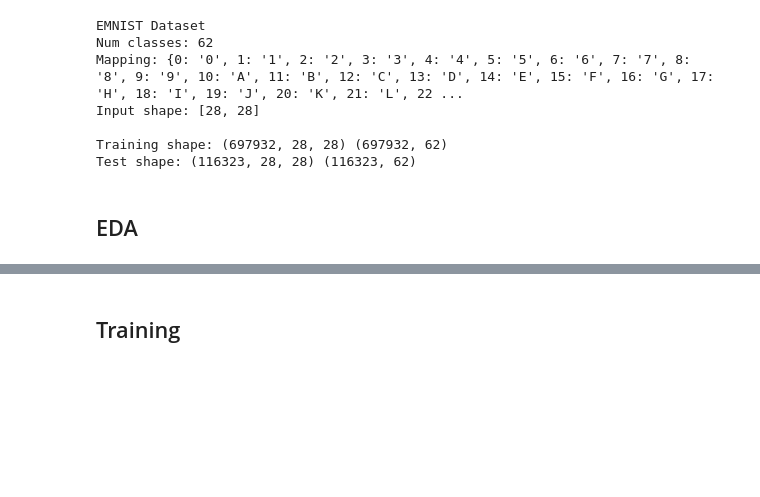
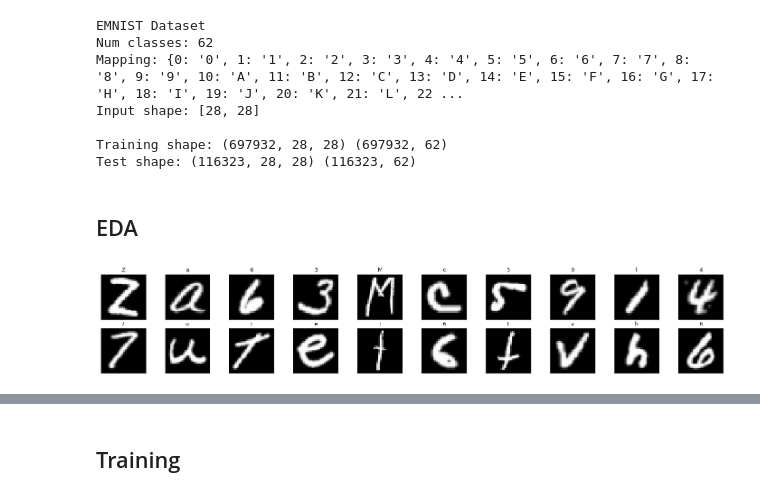
Before and after one commit to dudeperf3ct/TextRecognizer, a Jupyter notebook: Experiment-1/notebooks/exp_1.ipynb, the cells around one changed output, grey strips where cells are left out. Cells and saved outputs as stored; diff of their text form; code cells hidden in the pictures; blank space fills up the shorter version.

```diff
--- a/Experiment-1/notebooks/exp_1.ipynb
+++ b/Experiment-1/notebooks/exp_1.ipynb
@@ -202,0 +54,12 @@ if __name__ == '__main__':
+# %%
+classes = dataset.mapping
+# plot the images in the batch, along with the corresponding labels
+fig = plt.figure(figsize=(25, 4))
+
+for idx in np.arange(20):
+    ax = fig.add_subplot(2, 20/2, idx+1, xticks=[], yticks=[])
+    ax.imshow(x_train[idx], cmap='gray')
+    # print out the correct label for each image
+    ax.set_title(str(classes[np.where(y_train[idx]==1)[0][0]]))
+# %% [output]
+[figure, added]
```
Also changed, not shown: parts of 38 cells of this notebook.
